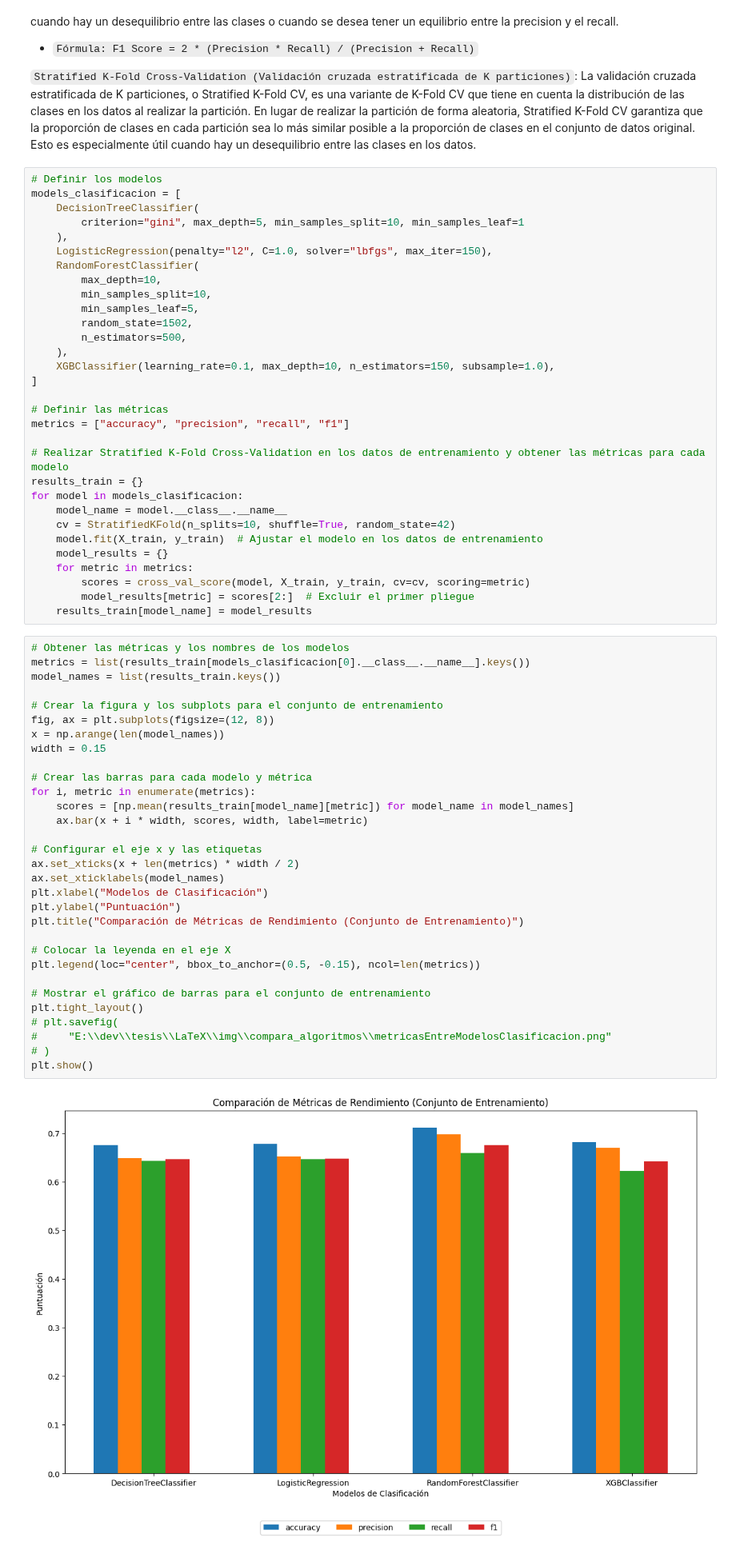
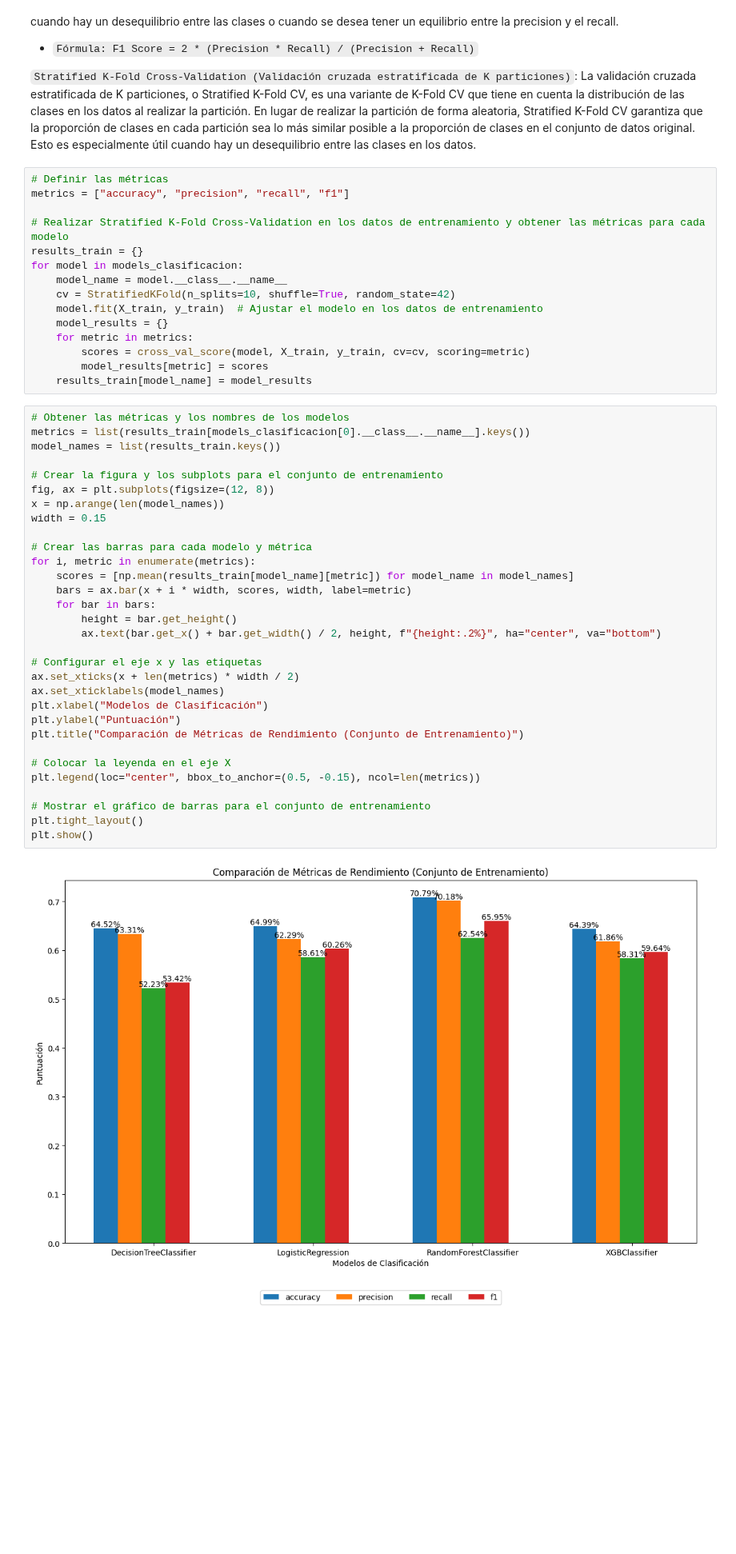
Before and after one commit to tonporaqui/tesis, a Jupyter notebook: jupyter_notebook/notebooks/compara_algoritmos.ipynb, the cells around one changed output. Shown at 80% size. Cells and saved outputs as stored; diff of their text form; blank space fills up the shorter version.

```diff
--- a/jupyter_notebook/notebooks/compara_algoritmos.ipynb
+++ b/jupyter_notebook/notebooks/compara_algoritmos.ipynb
@@ -230,22 +278,6 @@ F1 Score = 2 * (Precision * Recall) / (Precision + Recall)`
 `Stratified K-Fold Cross-Validation (Validación cruzada estratificada de K particiones)`:
 La validación cruzada estratificada de K particiones, o Stratified K-Fold CV, es una variante de K-Fold CV que tiene en cuenta la distribución de las clases en los datos al realizar la partición. En lugar de realizar la partición de forma aleatoria, Stratified K-Fold CV garantiza que la proporción de clases en cada partición sea lo más similar posible a la proporción de clases en el conjunto de datos original. Esto es especialmente útil cuando hay un desequilibrio entre las clases en los datos.
 # %%
-# Definir los modelos
-models_clasificacion = [
-    DecisionTreeClassifier(
-        criterion="gini", max_depth=5, min_samples_split=10, min_samples_leaf=1
-    ),
-    LogisticRegression(penalty="l2", C=1.0, solver="lbfgs", max_iter=150),
-    RandomForestClassifier(
-        max_depth=10,
-        min_samples_split=10,
-        min_samples_leaf=5,
-        random_state=1502,
-        n_estimators=500,
-    ),
-    XGBClassifier(learning_rate=0.1, max_depth=10, n_estimators=150, subsample=1.0),
-]
-
 # Definir las métricas
 metrics = ["accuracy", "precision", "recall", "f1"]
 
@@ -258,41 +290,41 @@ for model in models_clasificacion:
     model_results = {}
     for metric in metrics:
         scores = cross_val_score(model, X_train, y_train, cv=cv, scoring=metric)
-        model_results[metric] = scores[2:]  # Excluir el primer pliegue
+        model_results[metric] = scores
     results_train[model_name] = model_results
 # %%
 # Obtener las métricas y los nombres de los modelos
 metrics = list(results_train[models_clasificacion[0].__class__.__name__].keys())
 model_names = list(results_train.keys())
 
 # Crear la figura y los subplots para el conjunto de entrenamiento
 fig, ax = plt.subplots(figsize=(12, 8))
 x = np.arange(len(model_names))
 width = 0.15
 
 # Crear las barras para cada modelo y métrica
 for i, metric in enumerate(metrics):
     scores = [np.mean(results_train[model_name][metric]) for model_name in model_names]
-    ax.bar(x + i * width, scores, width, label=metric)
+    bars = ax.bar(x + i * width, scores, width, label=metric)
+    for bar in bars:
+        height = bar.get_height()
+        ax.text(bar.get_x() + bar.get_width() / 2, height, f"{height:.2%}", ha="center", va="bottom")
 
 # Configurar el eje x y las etiquetas
 ax.set_xticks(x + len(metrics) * width / 2)
 ax.set_xticklabels(model_names)
 plt.xlabel("Modelos de Clasificación")
 plt.ylabel("Puntuación")
 plt.title("Comparación de Métricas de Rendimiento (Conjunto de Entrenamiento)")
 
 # Colocar la leyenda en el eje X
 plt.legend(loc="center", bbox_to_anchor=(0.5, -0.15), ncol=len(metrics))
 
 # Mostrar el gráfico de barras para el conjunto de entrenamiento
 plt.tight_layout()
-# plt.savefig(
-#     "E:\\dev\\tesis\\LaTeX\\img\\compara_algoritmos\\metricasEntreModelosClasificacion.png"
-# )
 plt.show()
 # %% [output]
-[figure, old version]
+[figure, new version]
 # %% [markdown]
 # _Analisis breve de los resultados del grafico de Clasificación_
 
```
Also changed, not shown: parts of 9 cells of this notebook.
